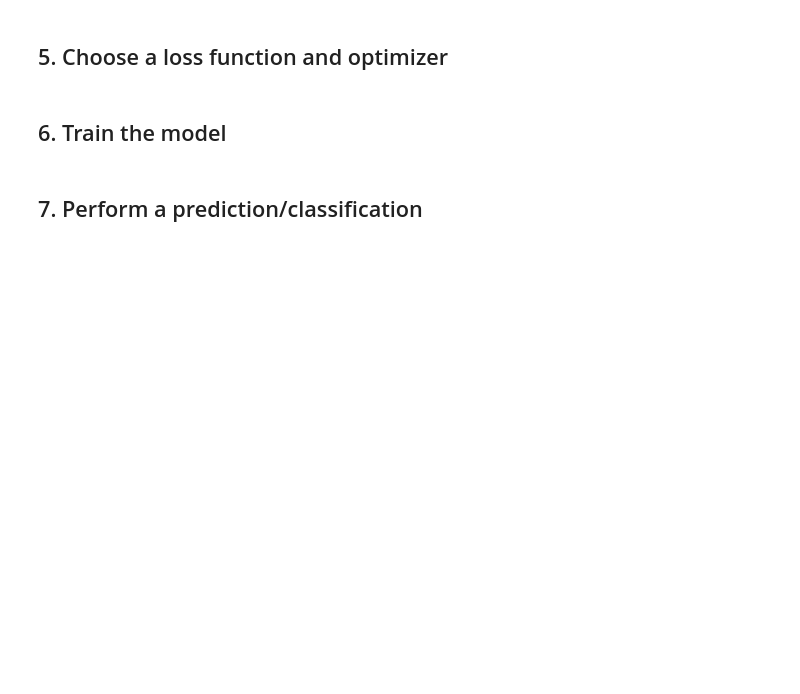
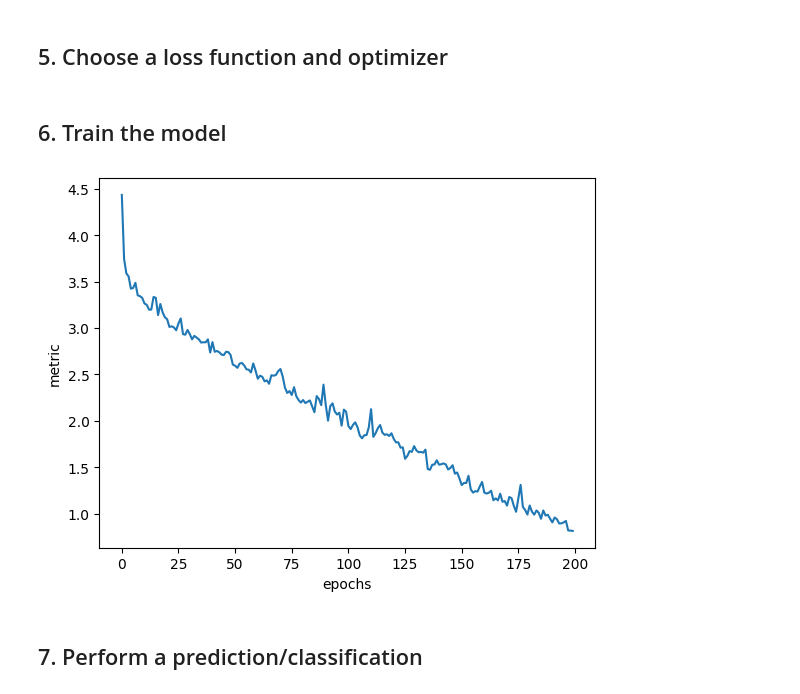
Before and after one commit to mimer-ai/deep-learning-intro, a Jupyter notebook: notebooks/lumi-pytorch/3-MonitorTrainingProcess-PyTorch-WeatherPrediction.ipynb, the cells around one changed output. Saved outputs shown, nothing was run; the diff lists cells and outputs as text; code cells hidden in the pictures; blank space fills up the shorter version.

```diff
--- a/notebooks/lumi-pytorch/3-MonitorTrainingProcess-PyTorch-WeatherPrediction.ipynb
+++ b/notebooks/lumi-pytorch/3-MonitorTrainingProcess-PyTorch-WeatherPrediction.ipynb
@@ -127,20 +123,17 @@ X_val, X_test, y_val, y_test = train_test_split(X_holdout, y_holdout, test_size=
 # %%
-# from sklearn.preprocessing import StandardScaler
-from torch.utils.data import Dataset, DataLoader
+from torch.utils.data import TensorDataset, DataLoader
 
-class WeatherDataset(Dataset):
-    def __init__(self, features, labels, scaler=None):
-        self.features = features
-        self.labels = labels
-        self.scaler = scaler
 
-        if scaler:
-            self.features = scaler.transform(features)
+train_dataset = TensorDataset(
+    torch.tensor(X_train.values, dtype=torch.float),
+    torch.tensor(y_train.values, dtype=torch.float)
+)
+# NOTE: we will use the validation dataset later
+test_dataset = TensorDataset(
+    torch.tensor(X_test.values, dtype=torch.float),
+    torch.tensor(y_test.values, dtype=torch.float)
+)
 
-    def __len__(self):
-        return len(self.labels)
 
-    def __getitem__(self, idx):
-        feature = self.features.iloc[idx]
-        label = self.labels.iloc[idx]
-        return torch.tensor(feature.values, dtype=torch.float32), torch.tensor(label, dtype=torch.float32)
+train_dl = DataLoader(train_dataset, batch_size=32, shuffle=True)
+test_dl = DataLoader(test_dataset, batch_size=32, shuffle=False)
@@ -259,12 +228,10 @@ Non-trainable params: 0
 # %% [markdown]
 ## 5. Choose a loss function and optimizer
 # %%
-# loss function, optimizer, matrics (RMSE)
+# loss function, optimizer
 import torch.optim as optim
 
-def get_optimizer_and_loss(model):
-    optimizer = optim.Adam(model.parameters())
-    criterion = nn.MSELoss()
-    return optimizer, criterion
+optimizer = optim.Adam(model.parameters())
+loss_fn = nn.MSELoss()
 # %% [markdown]
 ## 6. Train the model
@@ -337,16 +321,20 @@ def train_model(model, train_loader, val_loader, optimizer, criterion, epochs=20
 # %%
 def plot_history(history, metrics):
     """
     Plot the training history
 
     Args:
         history (dict): Dictionary containing training history
         metrics (str, list): Metric or a list of metrics to plot
     """
     history_df = pd.DataFrame(history)
     sns.lineplot(data=history_df[metrics])
     plt.xlabel("epochs")
     plt.ylabel("metric")
+
+plot_history(history, 'root_mean_squared_error')
+# %% [output]
+[figure, added]
 # %% [markdown]
 ## 7. Perform a prediction/classification
 # %%
```
Also changed, not shown: parts of 63 cells of this notebook.
